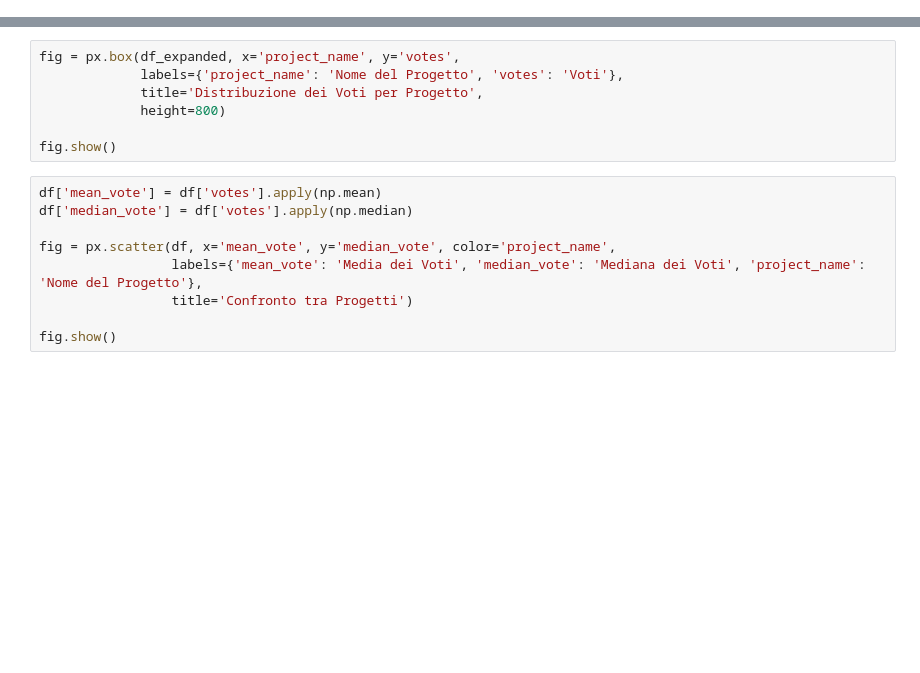
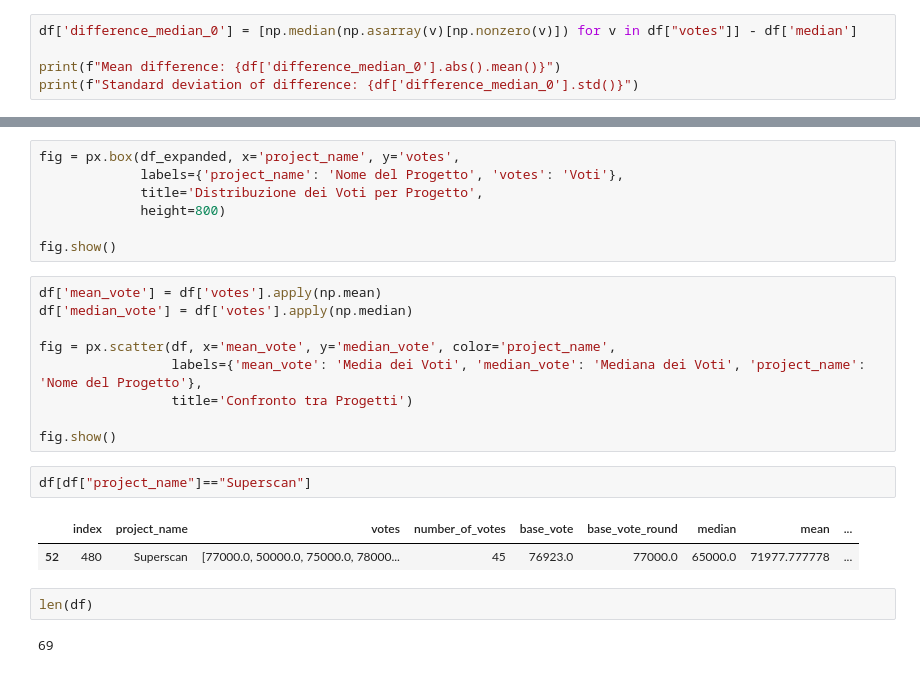
Before and after one commit to iJaack/research, a Jupyter notebook: op-rpgf3/analysis.ipynb, the cells around one changed output, grey strips where cells are left out. Drawn from its saved outputs; the diff is of its cells as text; blank space fills up the shorter version.

```diff
--- a/op-rpgf3/analysis.ipynb
+++ b/op-rpgf3/analysis.ipynb
@@ -84,0 +319,5 @@ fig.show()
+# %%
+df['difference_median_0'] = [np.median(np.asarray(v)[np.nonzero(v)]) for v in df["votes"]] - df['median']
+
+print(f"Mean difference: {df['difference_median_0'].abs().mean()}")
+print(f"Standard deviation of difference: {df['difference_median_0'].std()}")
@@ -108,3 +386,12 @@ fig = px.scatter(df, x='mean_vote', y='median_vote', color='project_name',
                  title='Confronto tra Progetti')
 
 fig.show()
+# %%
+df[df["project_name"]=="Superscan"]
+# %% [output]
+|  | index | project_name | votes | number_of_votes | base_vote | base_vote_round | median | mean | ... |
+| 52 | 480 | Superscan | [77000.0, 50000.0, 75000.0, 78000... | 45 | 76923.0 | 77000.0 | 65000.0 | 71977.777778 | ... |
+# %%
+len(df)
+# %% [output]
+69
```
Also changed, not shown: parts of 16 cells of this notebook.
